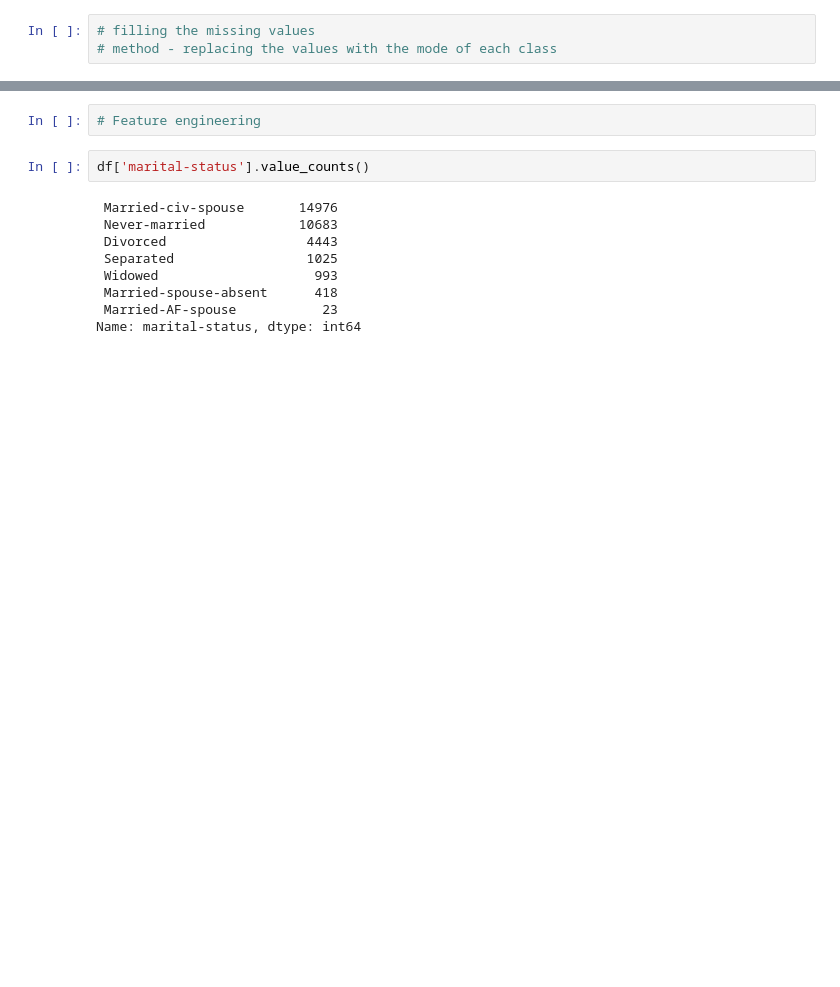
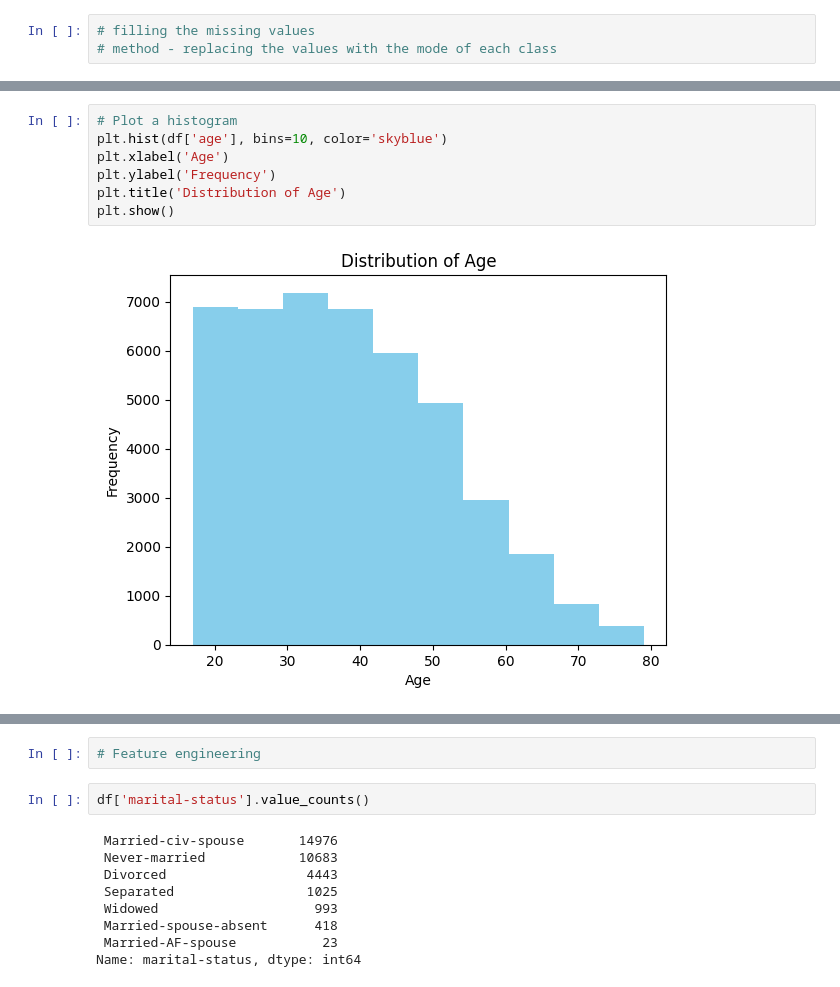
Before and after one commit to SabeehaMazahir/MachineLearning, a Jupyter notebook: ML_CW_NEW.ipynb, the cells around one changed output, grey strips where cells are left out. Cells and saved outputs as stored; diff of their text form; blank space fills up the shorter version.

```diff
--- a/ML_CW_NEW.ipynb
+++ b/ML_CW_NEW.ipynb
@@ -343,0 +465,9 @@ df.head(30)
+# %%
+# Plot a histogram
+plt.hist(df['age'], bins=10, color='skyblue')
+plt.xlabel('Age')
+plt.ylabel('Frequency')
+plt.title('Distribution of Age')
+plt.show()
+# %% [output]
+[figure, added]
```
Also changed, not shown: parts of 35 cells of this notebook.
